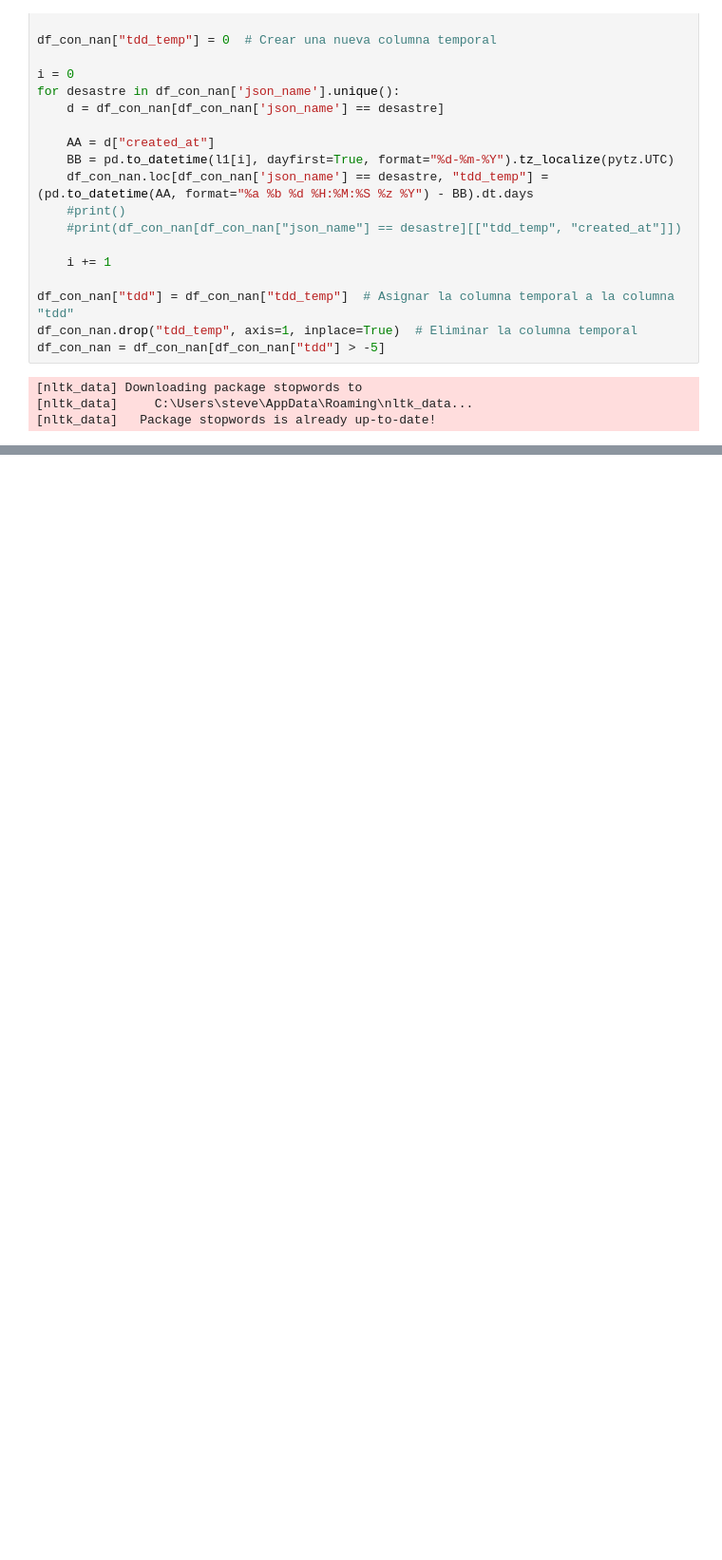
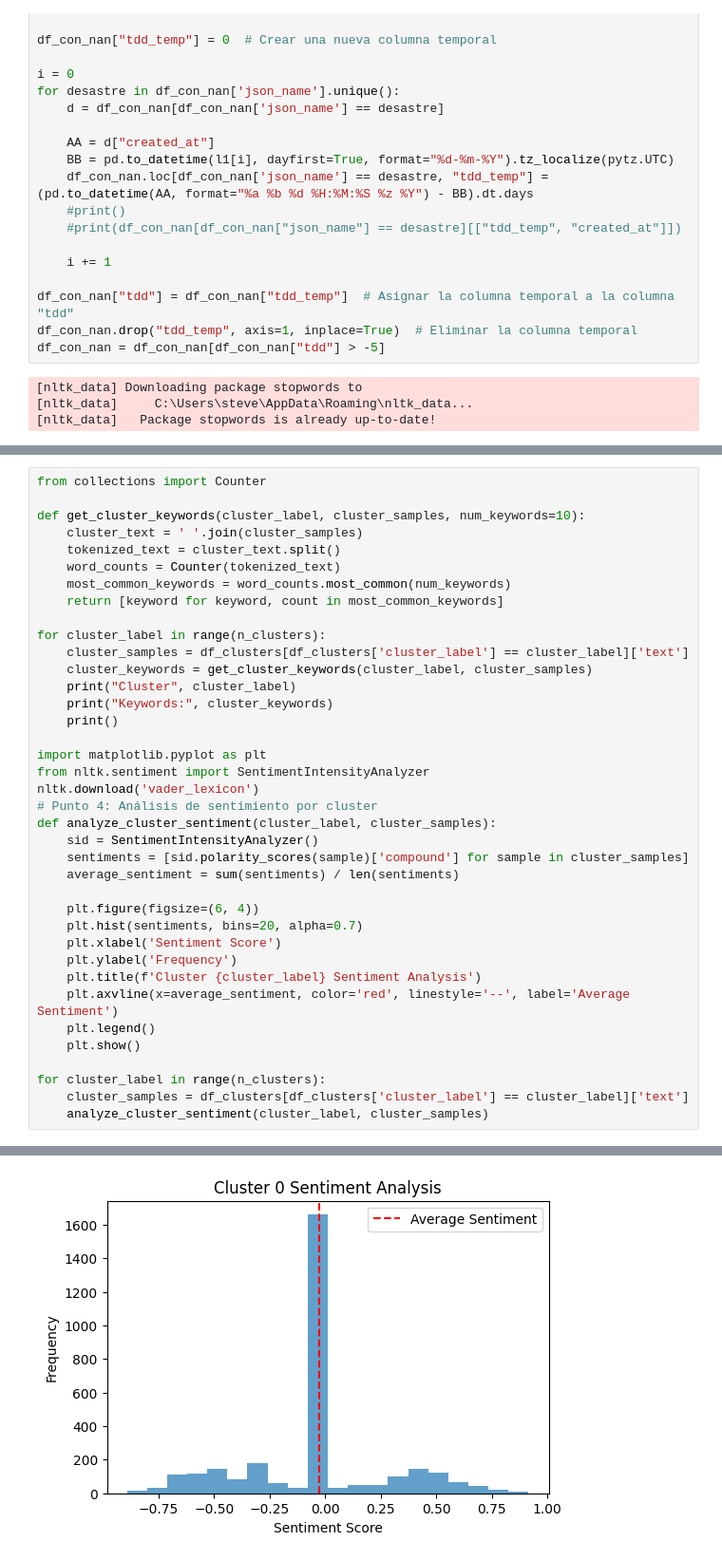
Before and after one commit to Stevennns/Proyecto-Mineria-de-datos-2023-1, a Jupyter notebook: magnitud.ipynb, the cells around one changed output, grey strips where cells are left out. Shown: that part at 95% size. Drawn from its saved outputs; the diff is of its cells as text; blank space fills up the shorter version.

```diff
--- a/magnitud.ipynb
+++ b/magnitud.ipynb
@@ -239,0 +363,39 @@ magnitud = {} #hacer un calculo según los datos arriba
+# %%
+from collections import Counter
+
+def get_cluster_keywords(cluster_label, cluster_samples, num_keywords=10):
+    cluster_text = ' '.join(cluster_samples)
+    tokenized_text = cluster_text.split()
+    word_counts = Counter(tokenized_text)
+    most_common_keywords = word_counts.most_common(num_keywords)
+    return [keyword for keyword, count in most_common_keywords]
+
+for cluster_label in range(n_clusters):
+    cluster_samples = df_clusters[df_clusters['cluster_label'] == cluster_label]['text']
+    cluster_keywords = get_cluster_keywords(cluster_label, cluster_samples)
+    print("Cluster", cluster_label)
+    print("Keywords:", cluster_keywords)
+    print()
+
+import matplotlib.pyplot as plt
+from nltk.sentiment import SentimentIntensityAnalyzer
+nltk.download('vader_lexicon')
+# Punto 4: Análisis de sentimiento por cluster
+def analyze_cluster_sentiment(cluster_label, cluster_samples):
+    sid = SentimentIntensityAnalyzer()
+    sentiments = [sid.polarity_scores(sample)['compound'] for sample in cluster_samples]
+    average_sentiment = sum(sentiments) / len(sentiments)
+
+    plt.figure(figsize=(6, 4))
+    plt.hist(sentiments, bins=20, alpha=0.7)
+    plt.xlabel('Sentiment Score')
+    plt.ylabel('Frequency')
+    plt.title(f'Cluster {cluster_label} Sentiment Analysis')
+    plt.axvline(x=average_sentiment, color='red', linestyle='--', label='Average Sentiment')
+    plt.legend()
+    plt.show()
+
+for cluster_label in range(n_clusters):
+    cluster_samples = df_clusters[df_clusters['cluster_label'] == cluster_label]['text']
+    analyze_cluster_sentiment(cluster_label, cluster_samples)
+# %% [output]
@@ -239,0 +415 @@ magnitud = {} #hacer un calculo según los datos arriba
+[figure, added]
```
Also changed, not shown: parts of 17 cells of this notebook.
